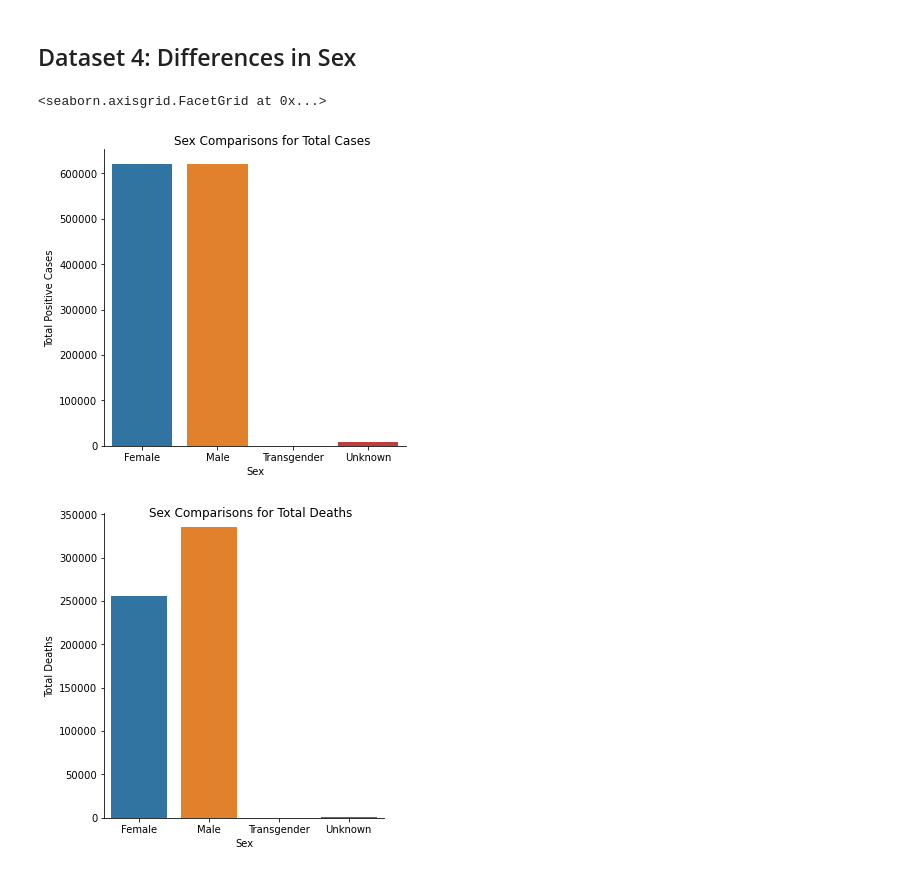
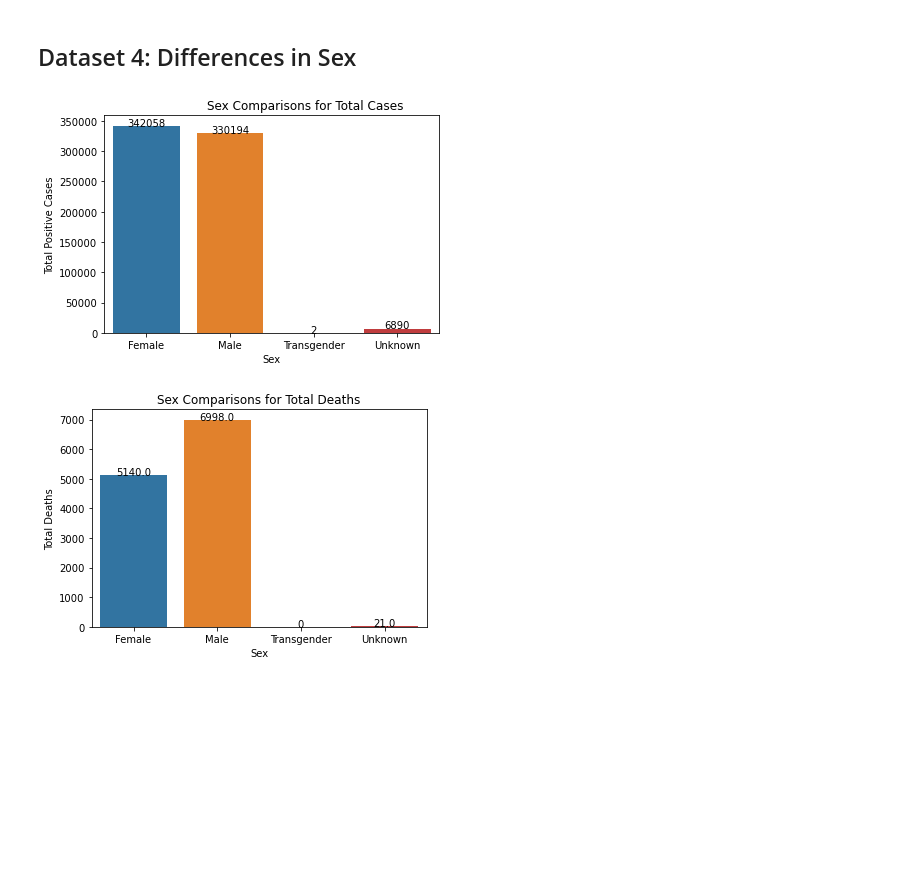
Before and after one commit to dennistrinh/covid, a Jupyter notebook: covid_data.ipynb, the cells around one changed output. Cells and saved outputs as stored; diff of their text form; code cells hidden in the pictures; blank space fills up the shorter version.

```diff
--- a/covid_data.ipynb
+++ b/covid_data.ipynb
@@ -97,19 +111,24 @@ eth_deaths_plot.set_ylabels('Total Deaths')
 ## Dataset 4: Differences in Sex
 # %%
 # Positive Cases between the sexes are about the same
-sex_totals = sex.groupby('sex').sum().reset_index()
-sex_cases_plot = sns.catplot(x='sex', y='totalpositive2', kind='bar', data=sex_totals)
-sex_cases_plot.fig.suptitle('Sex Comparisons for Total Cases', x=0.6)
-sex_cases_plot.set_xlabels('Sex')
-sex_cases_plot.set_ylabels('Total Positive Cases')
-sex_cases_plot.set_yticklabels([0, 100000, 200000, 300000, 400000, 500000, 600000])
+sex_totals = sex.groupby('sex').max().reset_index()
+sex_cases_plot = sns.barplot(x='sex', y='totalpositive2', data=sex_totals)
+sex_cases_plot.set_title('Sex Comparisons for Total Cases', x=0.6)
+sex_cases_plot.set(xlabel='Sex', ylabel='Total Positive Cases')
+for index, row in sex_totals.iterrows():
+    sex_cases_plot.text(row.name, row.totalpositive2, row.totalpositive2, color='black', ha="center")
+plt.show(sex_cases_plot)
 
 # However, deaths are more skewed towards males
-sex_death_plot = sns.catplot(x='sex', y='deaths', kind='bar', data=sex_totals)
-sex_death_plot.fig.suptitle('Sex Comparisons for Total Deaths', x=0.6)
-sex_death_plot.set_xlabels('Sex')
-sex_death_plot.set_ylabels('Total Deaths')
+sex_death_plot = sns.barplot(x='sex', y='deaths', data=sex_totals)
+sex_death_plot.set_title('Sex Comparisons for Total Deaths')
+sex_death_plot.set(xlabel='Sex', ylabel='Total Deaths')
+for index, row in sex_totals.iterrows():
+    if pd.notnull(row.deaths):
+        sex_death_plot.text(row.name, row.deaths, row.deaths, color='black', ha="center")
+    else:
+        sex_death_plot.text(row.name, 0, 0, color='black', ha="center")
+plt.show(sex_death_plot)
 # %% [output]
-<seaborn.axisgrid.FacetGrid at 0x...>
-[figure, old version]
+[figure, new version]
-[figure, old version]
+[figure, new version]
```
Also changed, not shown: parts of 4 cells of this notebook, 4 other files.
